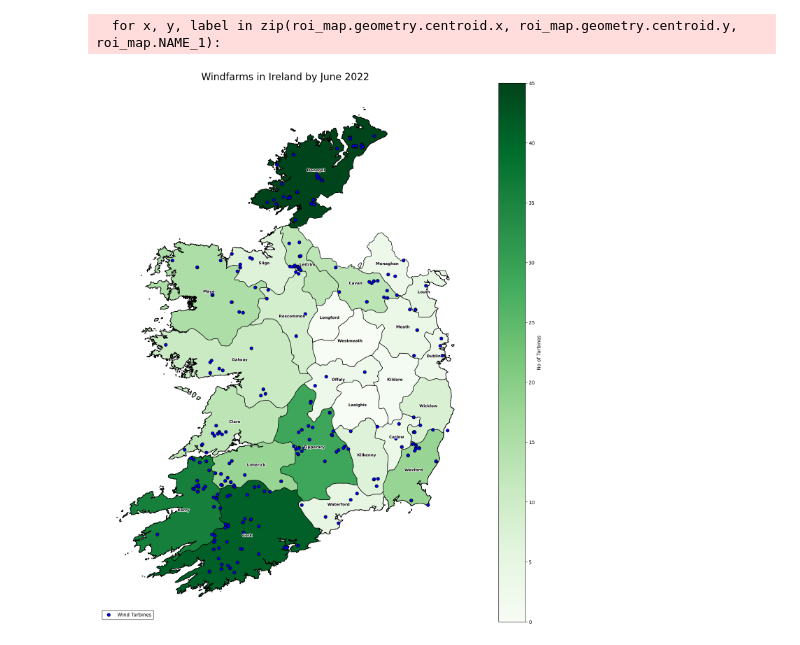
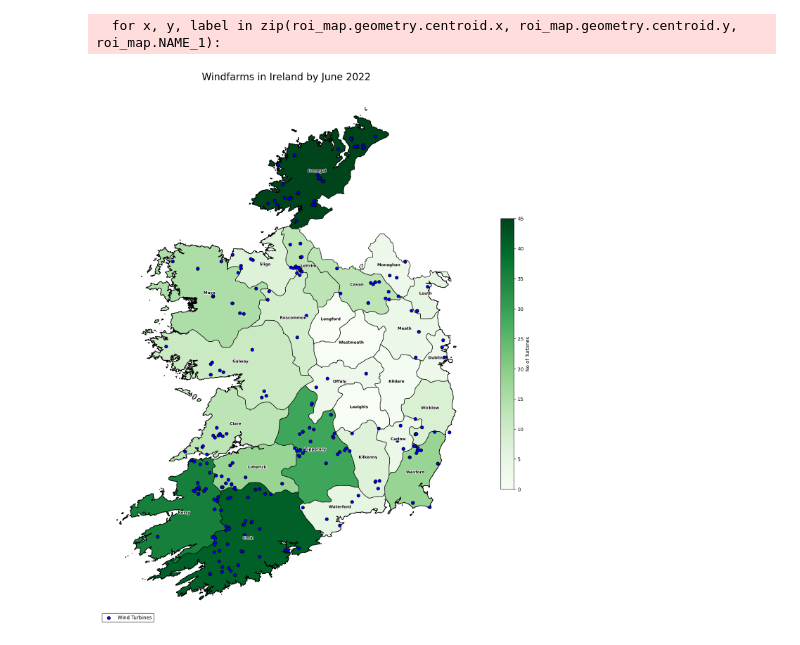
Before and after one commit to kronos164/programming-for-data-analytics, a Jupyter notebook: project/windspeed-and-windfarm-ireland.ipynb, the cells around one changed output. Cells and saved outputs as stored; diff of their text form; code cells hidden in the pictures.

```diff
--- a/project/windspeed-and-windfarm-ireland.ipynb
+++ b/project/windspeed-and-windfarm-ireland.ipynb
@@ -159,6 +158,18 @@ mean_wdsp = df_windspeed_ireland.iloc[:, 1:].apply(pd.to_numeric, errors='coerce
 # Add a column with the stations mean wdsp from 2012 to 2022
 mean_wdsp_2012_2022 = df_windspeed_ireland[(df_windspeed_ireland['date'] >= '01-01-2012') & (df_windspeed_ireland['date'] <= '31-12-2022')].iloc[:, 1:].apply(pd.to_numeric, errors='coerce').mean()
 
+# Group the dates by trimester
+df_windspeed_ireland['date'] = pd.to_datetime(df_windspeed_ireland['date'])
+df_windspeed_ireland_trimester = df_windspeed_ireland.set_index('date').resample('QE').mean()
+
+# Calculate the mean windspeed for each trimester
+mean_wdsp_trimester = df_windspeed_ireland_trimester.groupby(df_windspeed_ireland_trimester.index.quarter).mean()
+
+# Calculate the mean windspeed for each trimester from 2012 to 2022
+df_windspeed_ireland_trimester_2012_2022 = df_windspeed_ireland[(df_windspeed_ireland['date'] >= '01-01-2012') & (df_windspeed_ireland['date'] <= '31-12-2022')].set_index('date').resample('QE').mean()
+mean_wdsp_trimester_2012_2022 = df_windspeed_ireland_trimester_2012_2022.groupby(df_windspeed_ireland_trimester_2012_2022.index.quarter).mean()
+
+
 # Rename the columns
 df_mean_wdsp = mean_wdsp.rename_axis('station').reset_index(name='mean_wdsp')
 df_mean_wdsp_2012_2022 = mean_wdsp_2012_2022.rename_axis('station').reset_index(name='mean_wdsp_2012_2022')
@@ -169,6 +180,3 @@ df_station_datails['mean_wdsp_2012_2022'] = df_mean_wdsp_2012_2022['mean_wdsp_20
 
 # Drop columns that are not needed
 df_station_datails_clean = df_station_datails.drop(columns=['easting', 'northing', 'close_year'])
-
-# Vizuallize the station details
-df_station_datails_clean.head()
@@ -211,14 +312,17 @@ gdf = gpd.GeoDataFrame(df_station_datails, geometry=gpd.points_from_xy(df_statio
 roi_map = gpd.read_file(dir2 + irl_map_shp)
 
 # Merge roi_map with df_station_datails to include mean_wdsp
-roi_map = roi_map.merge(df_county_mean_wdsp[['county', 'mean_wdsp']], left_on='NAME_1', right_on='county', how='left')
+roi_map = roi_map.merge(df_station_datails_clean[['county', 'mean_wdsp']], left_on='NAME_1', right_on='county', how='left')
 
 # Replace NaN values with 0
 roi_map['mean_wdsp'] = roi_map['mean_wdsp'].fillna(0)
 
 # Plot the map of Ireland with a larger figure size and add the mean wind speed as a choropleth map
 fig, ax = plt.subplots(figsize=(20, 20))
-roi_map.plot(ax=ax, column='mean_wdsp', cmap='Blues', edgecolor="black", legend=True, markersize=100, legend_kwds={'label': "Mean Wind Speed (knot)"})
+roi_map.plot(ax=ax, column='mean_wdsp', cmap='Blues', edgecolor="black",
+             legend=True, markersize=100,
+             legend_kwds={'label': "Mean Wind Speed (knot)",
+                          'shrink': 0.5})
 
 # Add county names
 for x, y, label in zip(roi_map.geometry.centroid.x, roi_map.geometry.centroid.y, roi_map.NAME_1):
@@ -250,14 +354,17 @@ gdf = gpd.GeoDataFrame(df_station_datails, geometry=gpd.points_from_xy(df_statio
 roi_map = gpd.read_file(dir2 + irl_map_shp)
 
 # Merge roi_map with df_station_datails to include mean_wdsp
-roi_map = roi_map.merge(df_county_mean_wdsp_2010_2022[['county', 'mean_wdsp_2012_2022']], left_on='NAME_1', right_on='county', how='left')
+roi_map = roi_map.merge(df_station_datails_clean[['county', 'mean_wdsp_2012_2022']], left_on='NAME_1', right_on='county', how='left')
 
 # Replace NaN values with 0
 roi_map['mean_wdsp_2012_2022'] = roi_map['mean_wdsp_2012_2022'].fillna(0)
 
 # Plot the map of Ireland with a larger figure size and add the mean wind speed as a choropleth map
 fig, ax = plt.subplots(figsize=(20, 20))
-roi_map.plot(ax=ax, column='mean_wdsp_2012_2022', cmap='Blues', edgecolor="black", legend=True, markersize=100, legend_kwds={'label': "Mean Wind Speed (knot)"})
+roi_map.plot(ax=ax, column='mean_wdsp_2012_2022', cmap='Blues', edgecolor="black",
+             legend=True, markersize=100,
+             legend_kwds={'label': "Mean Wind Speed (knot)",
+                          'shrink': 0.5})
 
 # Add county names
 for x, y, label in zip(roi_map.geometry.centroid.x, roi_map.geometry.centroid.y, roi_map.NAME_1):
@@ -296,5 +406,4 @@ plt.show()
 # %%
-
 # Ensure the CRS of windturbines matches the desired CRS
 gdf_windturbines = gdf_windturbines.to_crs('EPSG:4326')
 gdf2 = gpd.GeoDataFrame(gdf_windturbines, crs='EPSG:4326')
@@ -304,33 +413,35 @@ roi_map = gpd.read_file(dir2 + irl_map_shp)
 
 # Merge roi_map with df_windturbines to include n_of_turbines
 roi_map = roi_map.merge(df_windturbines[['County', 'n_of_turbines']], left_on='NAME_1', right_on='County', how='left')
 
 # Replace NaN values with 0
 roi_map['n_of_turbines'] = roi_map['n_of_turbines'].fillna(0)
 
 # Plot the map of Ireland with a larger figure size
 fig, ax = plt.subplots(figsize=(20, 20))
-roi_map.plot(ax=ax, column='n_of_turbines', cmap='Greens', edgecolor="black", legend=True, markersize=100, legend_kwds={'label': "No of Turbines"})
+roi_map.plot(ax=ax, column='n_of_turbines', cmap='Greens', edgecolor="black",
+             legend=True, markersize=100,
+             legend_kwds={'label': "No of Turbines",
+                          'shrink': 0.5})
 
 # We can now plot our ``GeoDataFrame``.
 gdf2.plot(ax=ax, color="blue", edgecolor="black", markersize=40)
 
 # Add county names
 for x, y, label in zip(roi_map.geometry.centroid.x, roi_map.geometry.centroid.y, roi_map.NAME_1):
-
     txt = ax.text(x, y, label, fontsize=8, ha='center', color='black', weight='bold')
     txt.set_path_effects([path_effects.Stroke(linewidth=2, foreground='white'), path_effects.Normal()])
 
 # Add a title
 plt.title('Windfarms in Ireland by June 2022', fontsize=20)
 
 # Remove the axis
 plt.axis('off')
 
 # Add legend
 legend = ax.legend(["Wind Turbines"], loc='lower left', frameon=True)
 legend.get_frame().set_edgecolor('black')
 plt.show()
 # %% [output]
   for x, y, label in zip(roi_map.geometry.centroid.x, roi_map.geometry.centroid.y, roi_map.NAME_1):
-[figure, old version]
+[figure, new version]
```
Also changed, not shown: parts of 12 cells of this notebook, 1 other file.
